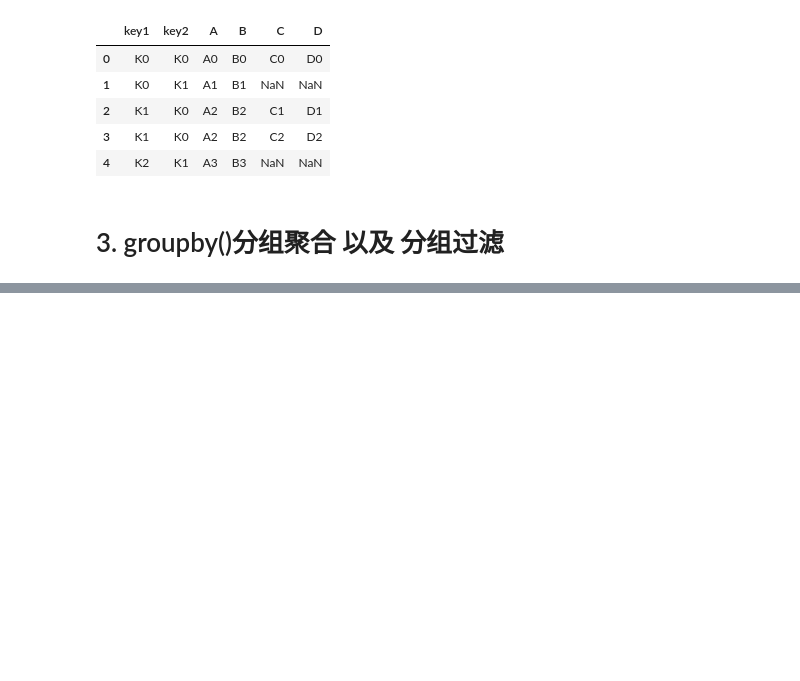
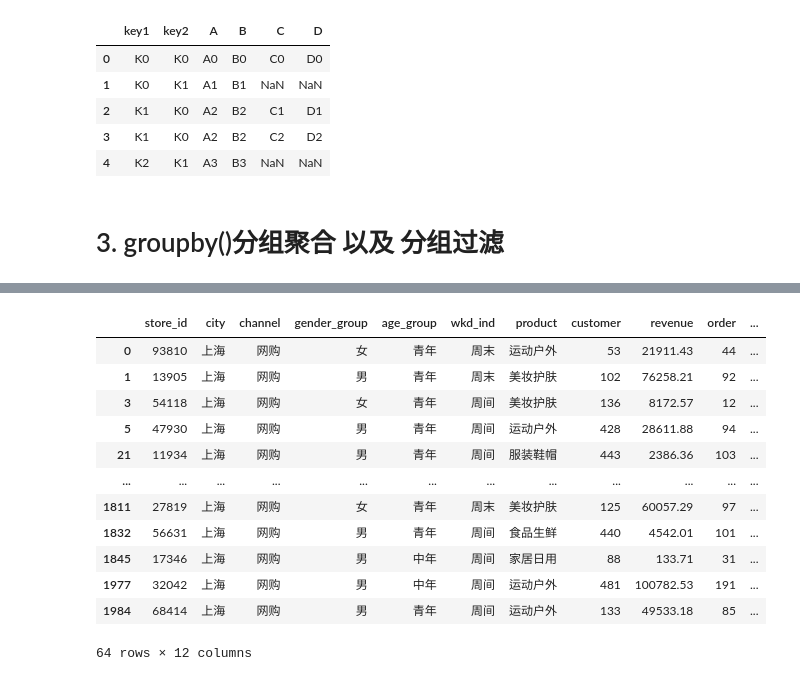
Before and after one commit to Dafu1011/Data-analysis-note, a Jupyter notebook: pandasProject/JupyterNoterbook/06_Pandas进阶语法.ipynb, the cells around one changed output, grey strips where cells are left out. Cells and saved outputs as stored; diff of their text form; code cells hidden in the pictures; blank space fills up the shorter version.

```diff
--- a/pandasProject/JupyterNoterbook/06_Pandas进阶语法.ipynb
+++ b/pandasProject/JupyterNoterbook/06_Pandas进阶语法.ipynb
@@ -458,0 +494,19 @@ df = pd.read_csv
+# %%
+# 3. 场景3：如何获取某个分组的数据
+df.groupby(['city','channel']).get_group(('北京','门店购买'))
+
+df.groupby(['city','channel']).get_group(('上海','网购'))
+# %% [output]
+|  | store_id | city | channel | gender_group | age_group | wkd_ind | product | customer | revenue | order | ... |
+| 0 | 93810 | 上海 | 网购 | 女 | 青年 | 周末 | 运动户外 | 53 | 21911.43 | 44 | ... |
+| 1 | 13905 | 上海 | 网购 | 男 | 青年 | 周末 | 美妆护肤 | 102 | 76258.21 | 92 | ... |
+| 3 | 54118 | 上海 | 网购 | 女 | 青年 | 周间 | 美妆护肤 | 136 | 8172.57 | 12 | ... |
+| 5 | 47930 | 上海 | 网购 | 男 | 青年 | 周间 | 运动户外 | 428 | 28611.88 | 94 | ... |
+| 21 | 11934 | 上海 | 网购 | 男 | 青年 | 周间 | 服装鞋帽 | 443 | 2386.36 | 103 | ... |
+| ... | ... | ... | ... | ... | ... | ... | ... | ... | ... | ... | ... |
+| 1811 | 27819 | 上海 | 网购 | 女 | 青年 | 周末 | 美妆护肤 | 125 | 60057.29 | 97 | ... |
+| 1832 | 56631 | 上海 | 网购 | 男 | 青年 | 周间 | 食品生鲜 | 440 | 4542.01 | 101 | ... |
+| 1845 | 17346 | 上海 | 网购 | 男 | 中年 | 周间 | 家居日用 | 88 | 133.71 | 31 | ... |
+| 1977 | 32042 | 上海 | 网购 | 男 | 中年 | 周间 | 运动户外 | 481 | 100782.53 | 191 | ... |
+| 1984 | 68414 | 上海 | 网购 | 男 | 青年 | 周间 | 运动户外 | 133 | 49533.18 | 85 | ... |
+64 rows × 12 columns
```
Also changed, not shown: parts of 16 cells of this notebook, 8 other files.
